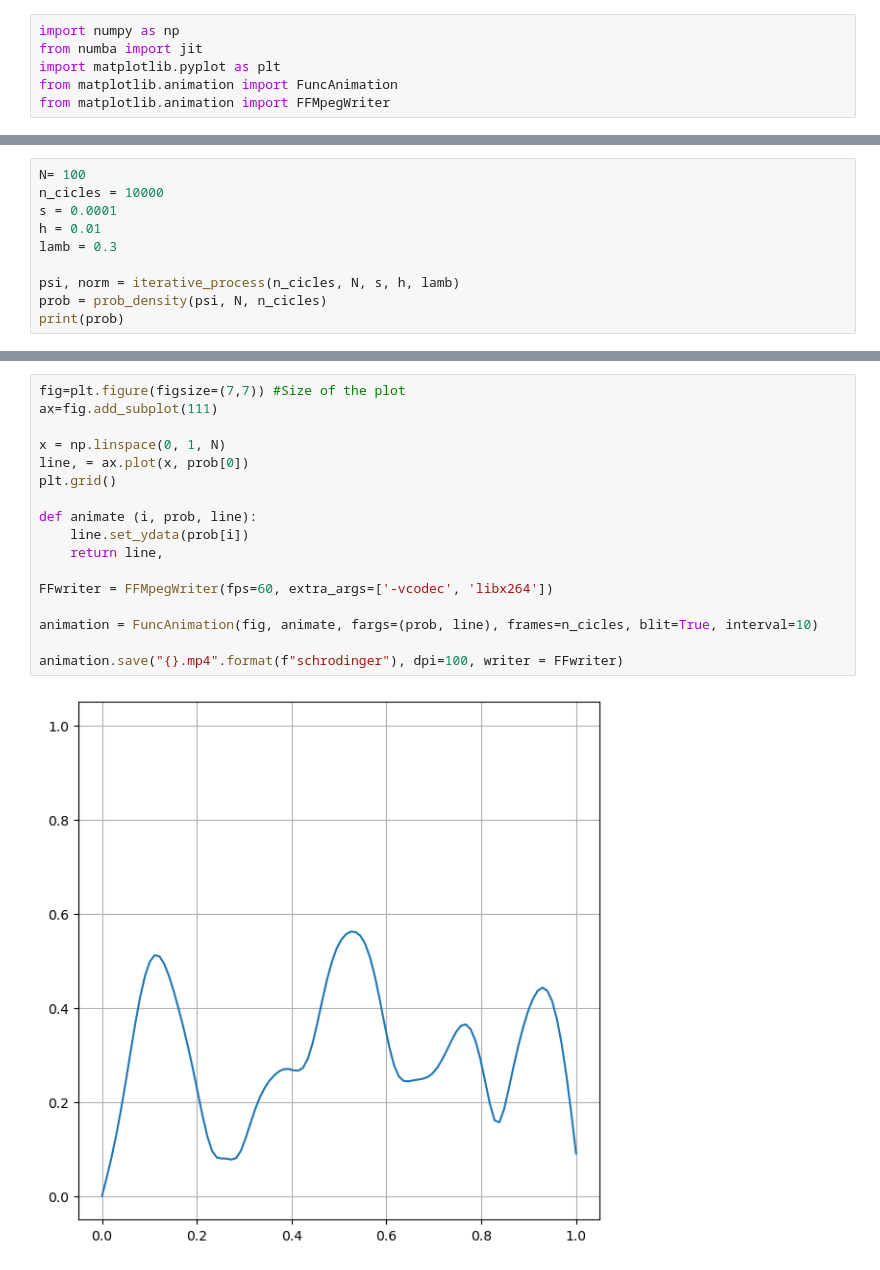
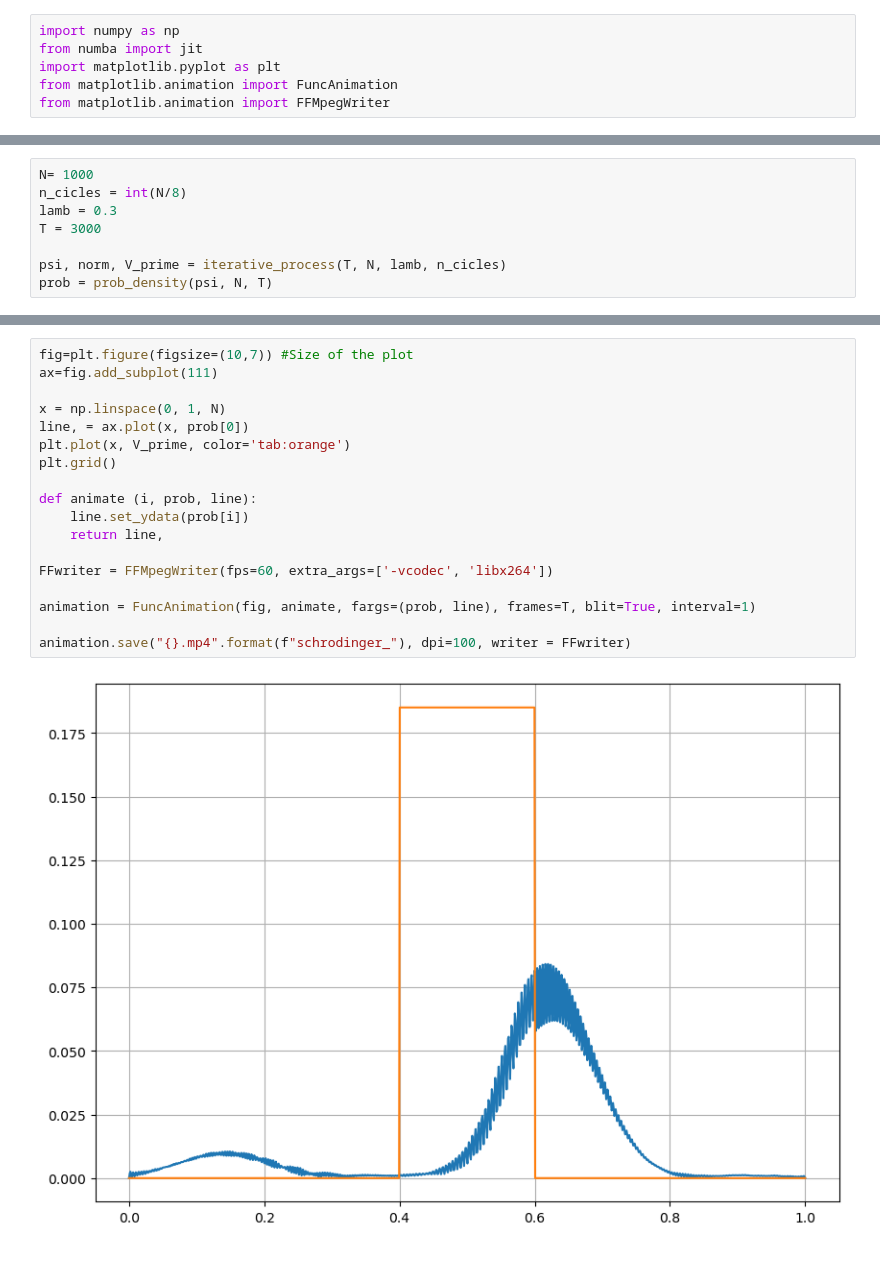
Before and after one commit to liuzhuozhuo/Compu2324, a Jupyter notebook: obligatoria3/schrodinger.ipynb, the cells around one changed output, grey strips where cells are left out. Saved outputs shown, nothing was run; the diff lists cells and outputs as text.

```diff
--- a/obligatoria3/schrodinger.ipynb
+++ b/obligatoria3/schrodinger.ipynb
@@ -93,12 +95,10 @@ def prob_density(psi, N, n_cicles):
         i += 1
     return prob
 # %%
-N= 100
-n_cicles = 10000
-s = 0.0001
-h = 0.01
+N= 1000
+n_cicles = int(N/8)
 lamb = 0.3
+T = 3000
 
-psi, norm = iterative_process(n_cicles, N, s, h, lamb)
-prob = prob_density(psi, N, n_cicles)
-print(prob)
+psi, norm, V_prime = iterative_process(T, N, lamb, n_cicles)
+prob = prob_density(psi, N, T)
@@ -119,19 +114,20 @@ print(prob)
 # %%
-fig=plt.figure(figsize=(7,7)) #Size of the plot
+fig=plt.figure(figsize=(10,7)) #Size of the plot
 ax=fig.add_subplot(111)
 
 x = np.linspace(0, 1, N)
 line, = ax.plot(x, prob[0])
+plt.plot(x, V_prime, color='tab:orange')
 plt.grid()
 
 def animate (i, prob, line):
     line.set_ydata(prob[i])
     return line,
 
 FFwriter = FFMpegWriter(fps=60, extra_args=['-vcodec', 'libx264'])
 
-animation = FuncAnimation(fig, animate, fargs=(prob, line), frames=n_cicles, blit=True, interval=10)
+animation = FuncAnimation(fig, animate, fargs=(prob, line), frames=T, blit=True, interval=1)
 
-animation.save("{}.mp4".format(f"schrodinger"), dpi=100, writer = FFwriter)
+animation.save("{}.mp4".format(f"schrodinger_"), dpi=100, writer = FFwriter)
 # %% [output]
-[figure, old version]
+[figure, new version]
```
Also changed, not shown: parts of 3 cells of this notebook, 22 other files.
